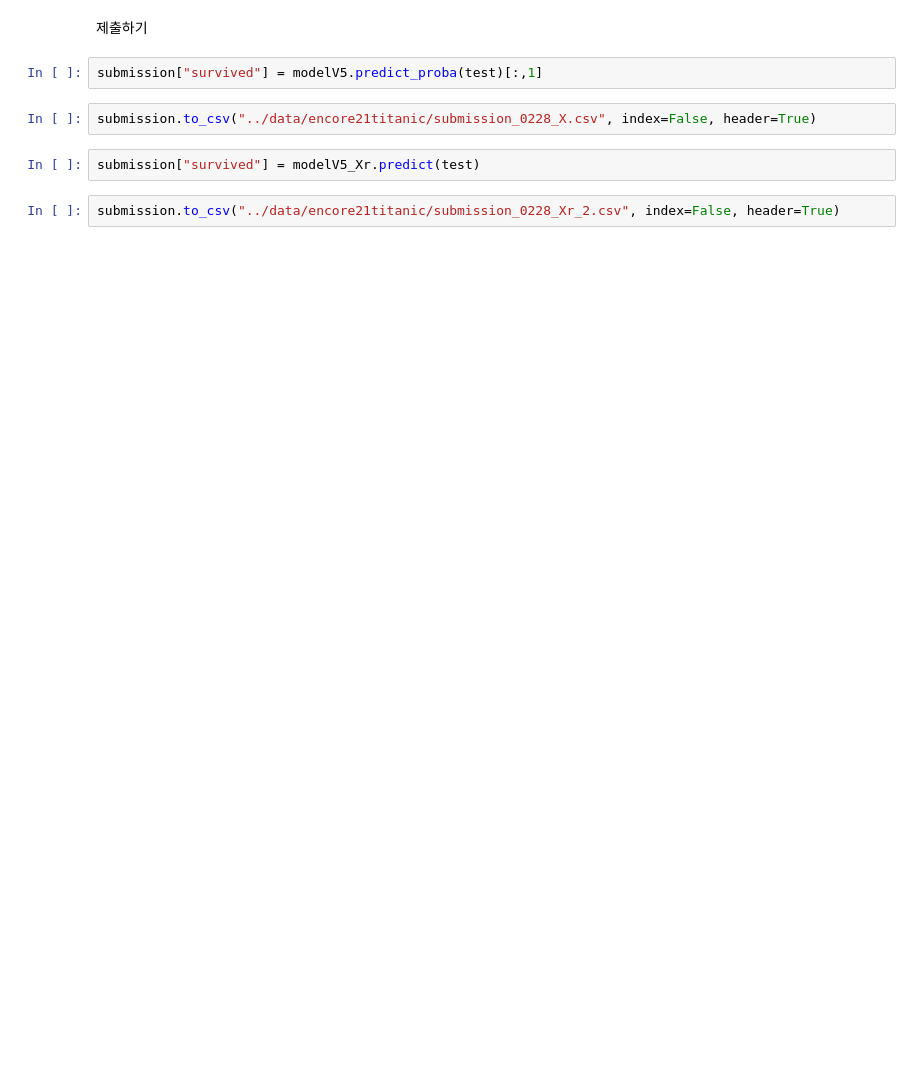
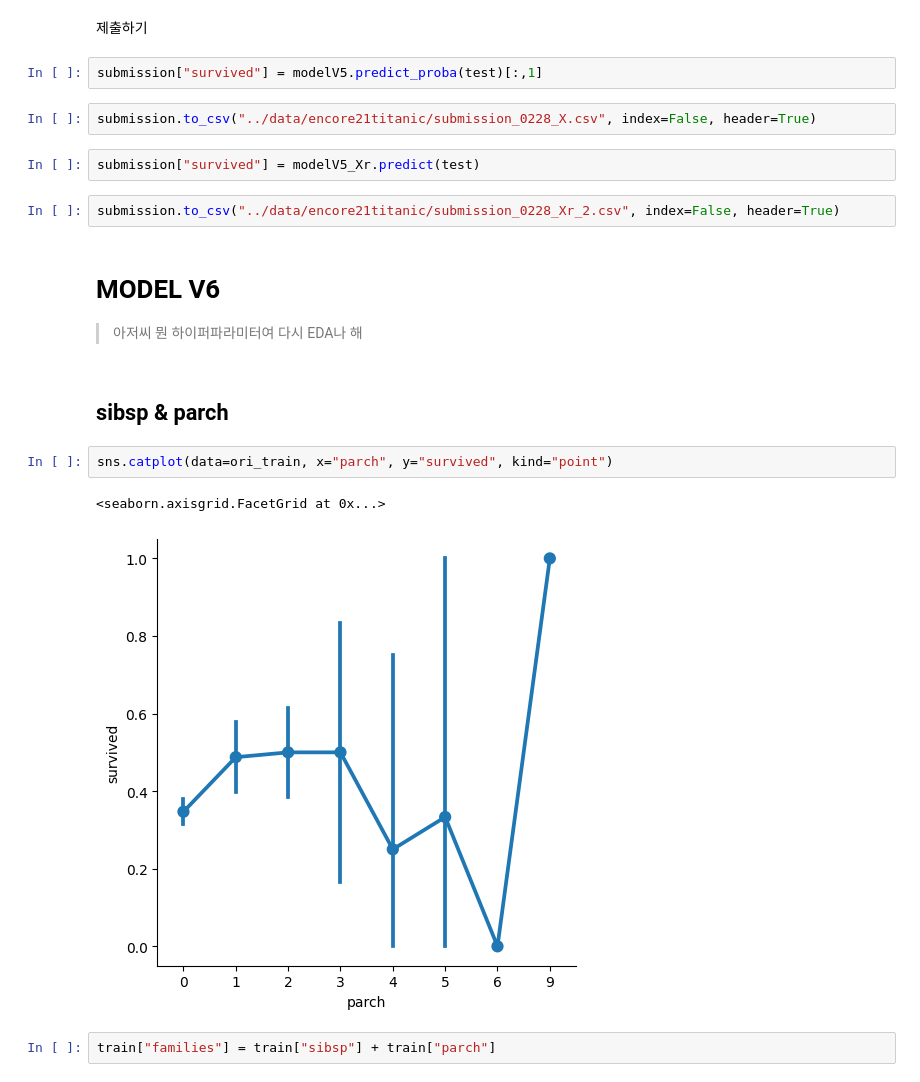
Before and after one commit to moneyless1989/data_engineering, a Jupyter notebook: practices/kaggle/encore_titanic_v1.ipynb, the cells around one changed output. Saved outputs shown, nothing was run; the diff lists cells and outputs as text; blank space fills up the shorter version.

```diff
--- a/practices/kaggle/encore_titanic_v1.ipynb
+++ b/practices/kaggle/encore_titanic_v1.ipynb
@@ -1951,3 +1951,16 @@ submission.to_csv("../data/encore21titanic/submission_0228_X.csv", index=False,
 submission["survived"] = modelV5_Xr.predict(test)
 # %%
 submission.to_csv("../data/encore21titanic/submission_0228_Xr_2.csv", index=False, header=True)
+# %% [markdown]
+# MODEL V6
+
+> 아저씨 뭔 하이퍼파라미터여 다시 EDA나 해
+# %% [markdown]
+## sibsp & parch
+# %%
+sns.catplot(data=ori_train, x="parch", y="survived", kind="point")
+# %% [output]
+<seaborn.axisgrid.FacetGrid at 0x...>
+[figure, added]
+# %%
+train["families"] = train["sibsp"] + train["parch"]
```
Also changed, not shown: parts of 70 cells of this notebook.
